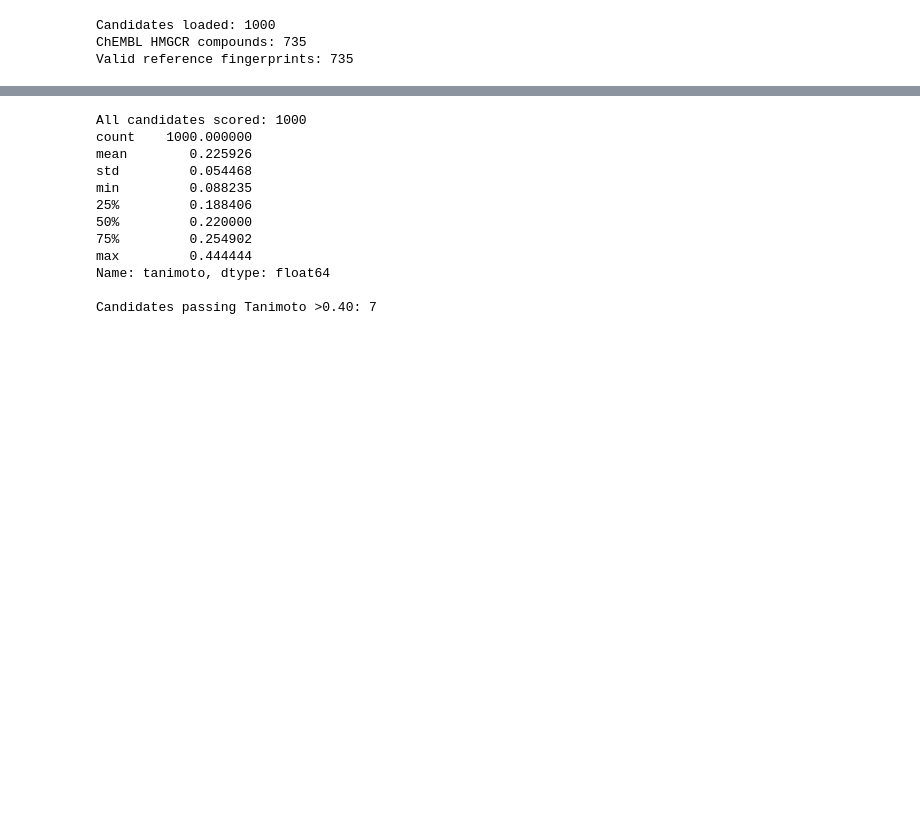
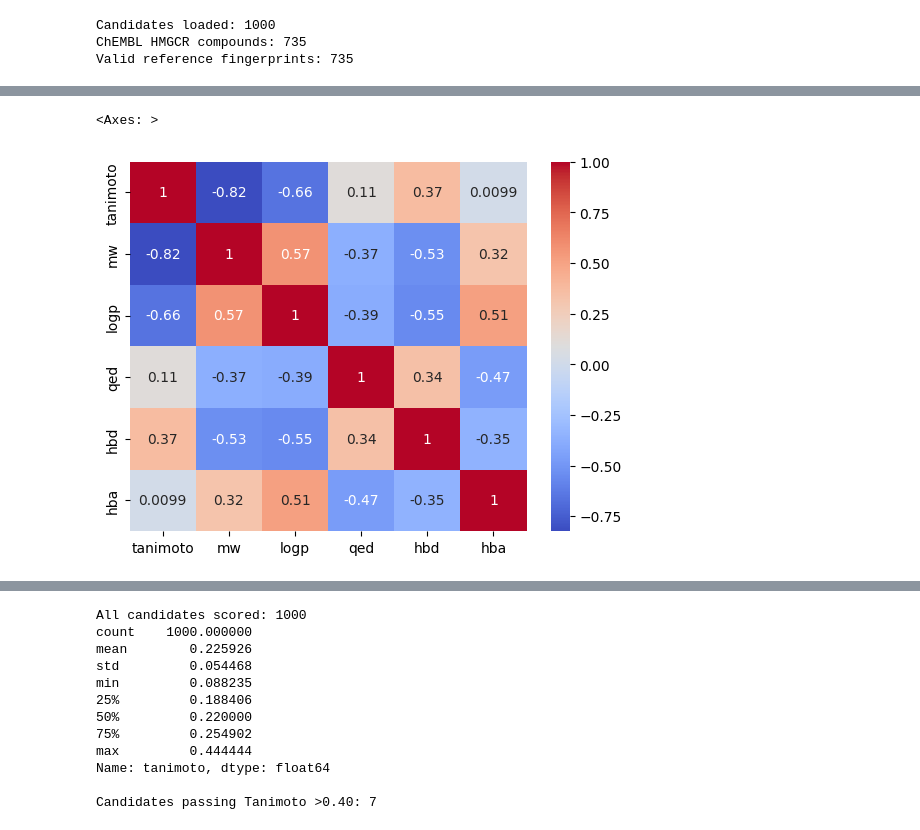
Before and after one commit to Zander-Rothering/Evidence-Aware-Validation-of-AI-Generated-Drug-Candidates-Using-PPI-Networks, a Jupyter notebook: EDA/EDA.ipynb, the cells around one changed output, grey strips where cells are left out. Drawn from its saved outputs; the diff is of its cells as text; code cells hidden in the pictures; blank space fills up the shorter version.

```diff
--- a/EDA/EDA.ipynb
+++ b/EDA/EDA.ipynb
@@ -43,0 +90,10 @@ Valid reference fingerprints: 735
+# %%
+import seaborn as sns
+
+sns.heatmap(
+    hits[["tanimoto","mw","logp","qed","hbd","hba"]].corr(),
+    annot=True, cmap="coolwarm"
+)
+# %% [output]
+<Axes: >
+[figure, added]
```
Also changed, not shown: parts of 6 cells of this notebook.
